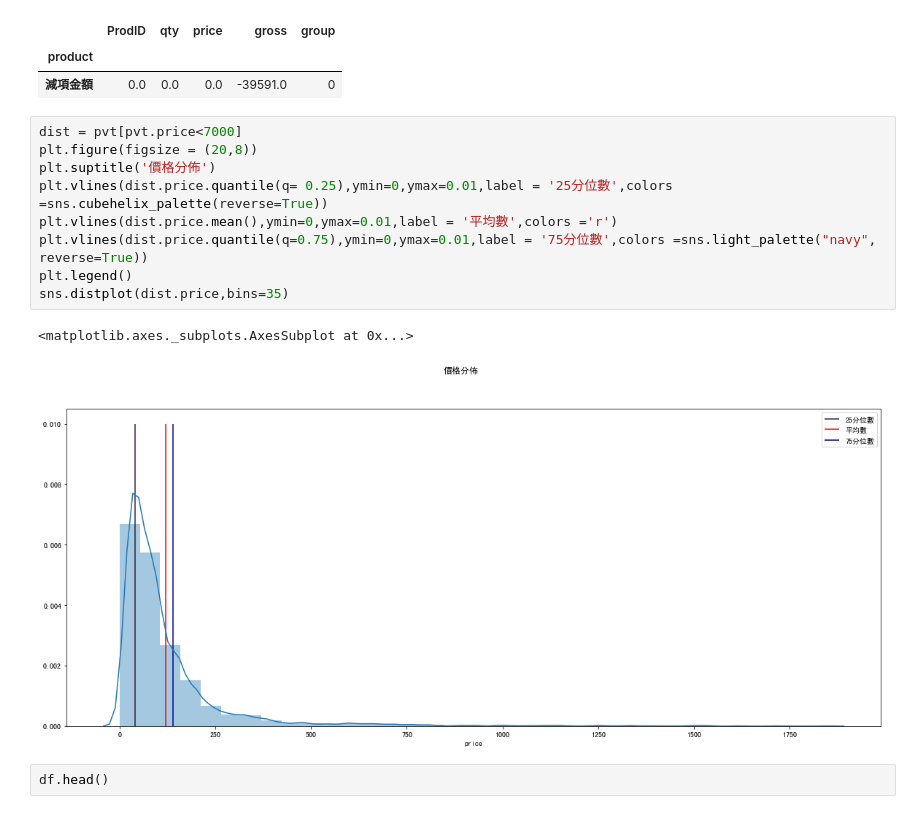
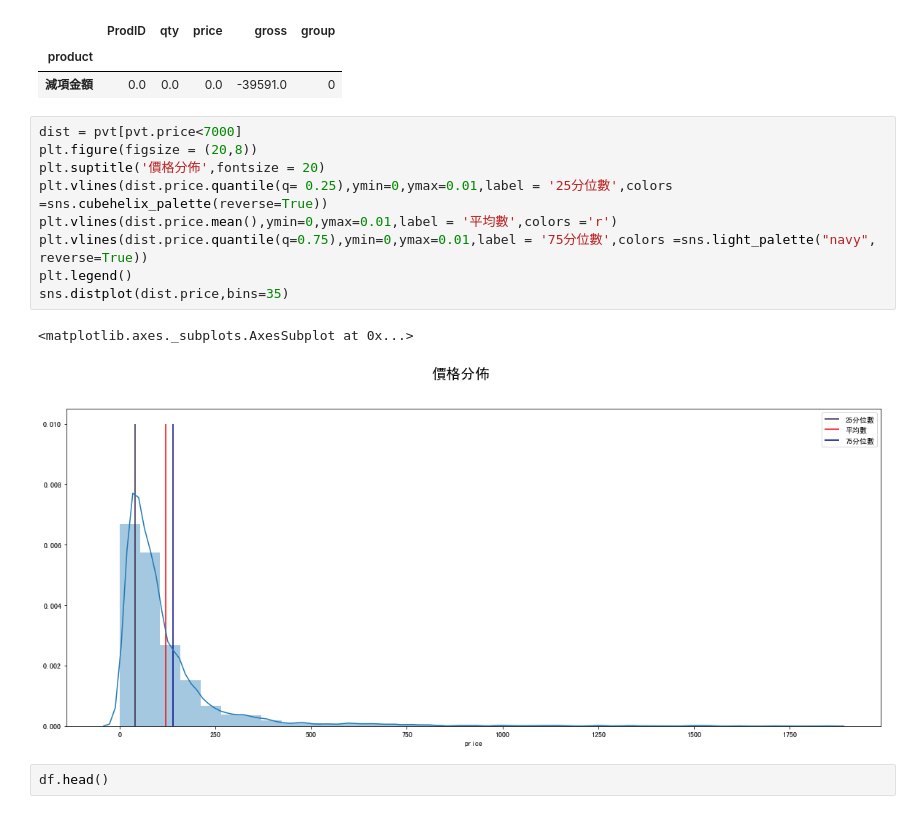
Before and after one commit to Dennis055/Data-analysis-project, a Jupyter notebook: project_analysis/政大合作社-顧客分析.ipynb, the cells around one changed output. Cells and saved outputs as stored; diff of their text form.

```diff
--- a/project_analysis/政大合作社-顧客分析.ipynb
+++ b/project_analysis/政大合作社-顧客分析.ipynb
@@ -180,15 +178,15 @@ pvt[pvt.price==0]
 # %%
 dist = pvt[pvt.price<7000]
 plt.figure(figsize = (20,8))
-plt.suptitle('價格分佈')
+plt.suptitle('價格分佈',fontsize = 20)
 plt.vlines(dist.price.quantile(q= 0.25),ymin=0,ymax=0.01,label = '25分位數',colors =sns.cubehelix_palette(reverse=True))
 plt.vlines(dist.price.mean(),ymin=0,ymax=0.01,label = '平均數',colors ='r')
 plt.vlines(dist.price.quantile(q=0.75),ymin=0,ymax=0.01,label = '75分位數',colors =sns.light_palette("navy", reverse=True))
 plt.legend()
 sns.distplot(dist.price,bins=35)
 # %% [output]
 <matplotlib.axes._subplots.AxesSubplot at 0x...>
-[figure, old version]
+[figure, new version]
 # %%
 df.head()
 # %% [output]
```
Also changed, not shown: parts of 14 cells of this notebook.
